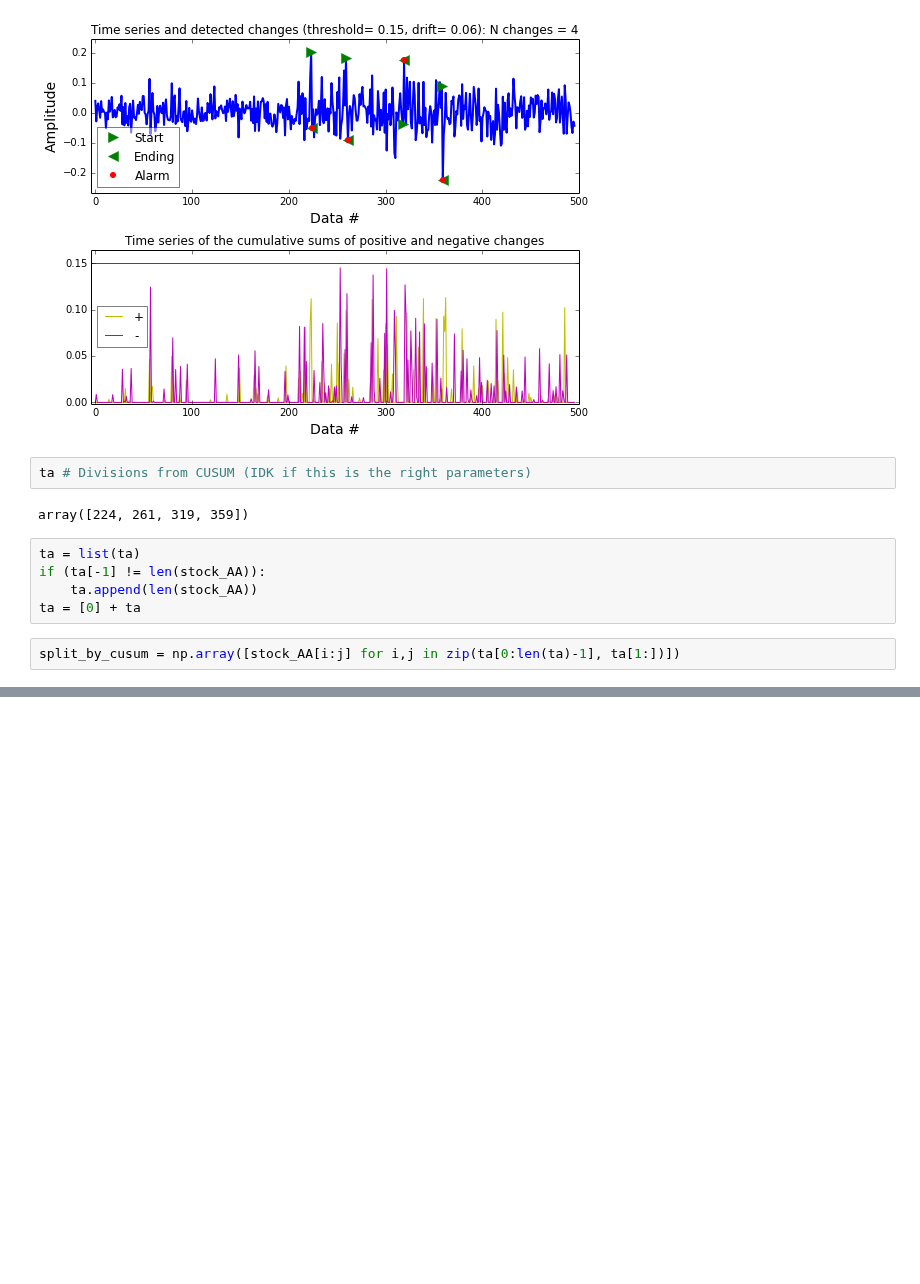
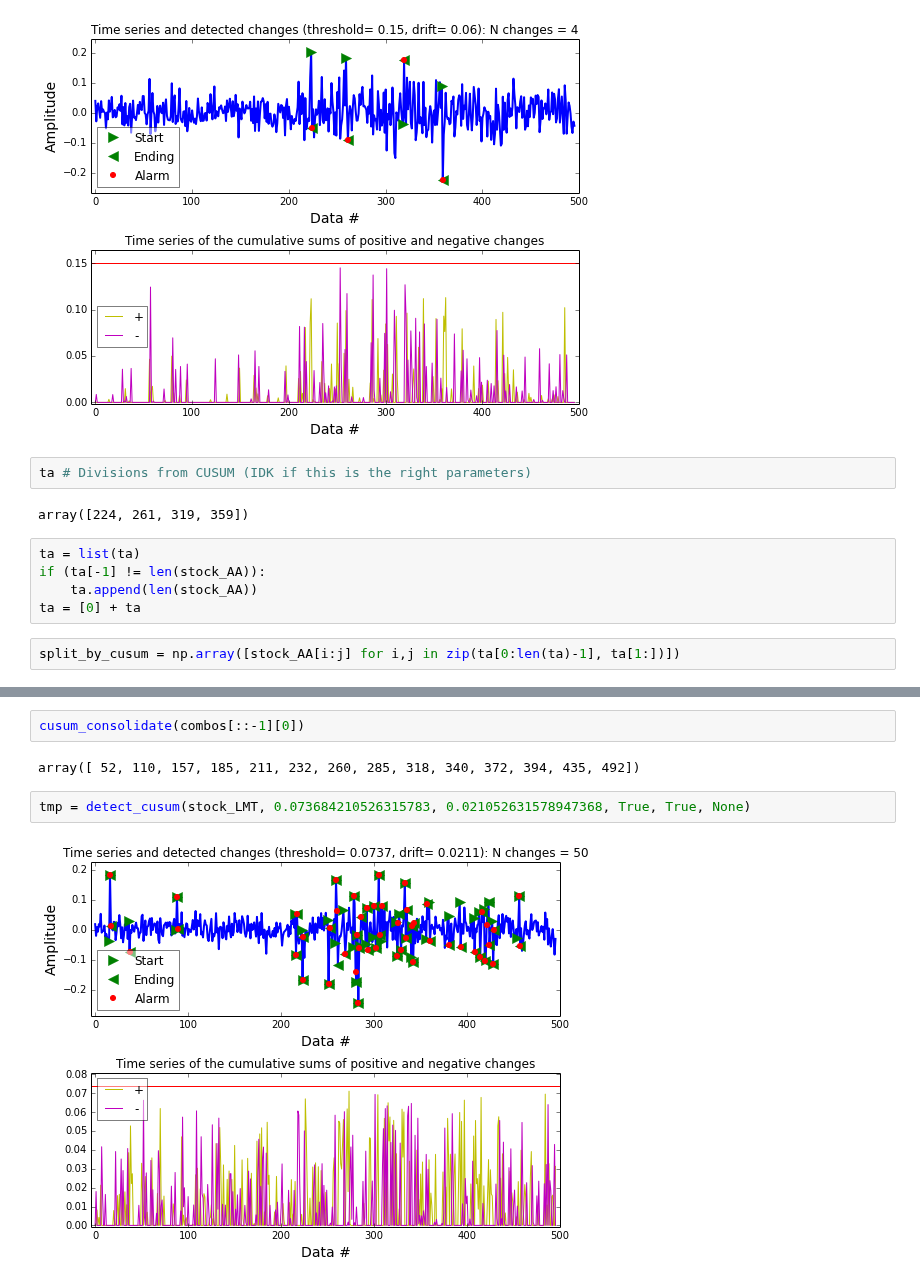
Before and after one commit to mhw32/neural-market-predictor, a Jupyter notebook: python-processing-data/CUSUM-dev.ipynb, the cells around one changed output, grey strips where cells are left out. Drawn from its saved outputs; the diff is of its cells as text; blank space fills up the shorter version.

```diff
--- a/python-processing-data/CUSUM-dev.ipynb
+++ b/python-processing-data/CUSUM-dev.ipynb
@@ -194,0 +461,8 @@ split_by_cusum = np.array([stock_AA[i:j] for i,j in zip(ta[0:len(ta)-1], ta[1:])
+# %%
+cusum_consolidate(combos[::-1][0])
+# %% [output]
+array([ 52, 110, 157, 185, 211, 232, 260, 285, 318, 340, 372, 394, 435, 492])
+# %%
+tmp = detect_cusum(stock_LMT, 0.073684210526315783, 0.021052631578947368, True, True, None)
+# %% [output]
+[figure, added]
```
Also changed, not shown: parts of 46 cells of this notebook, 11 other files.
